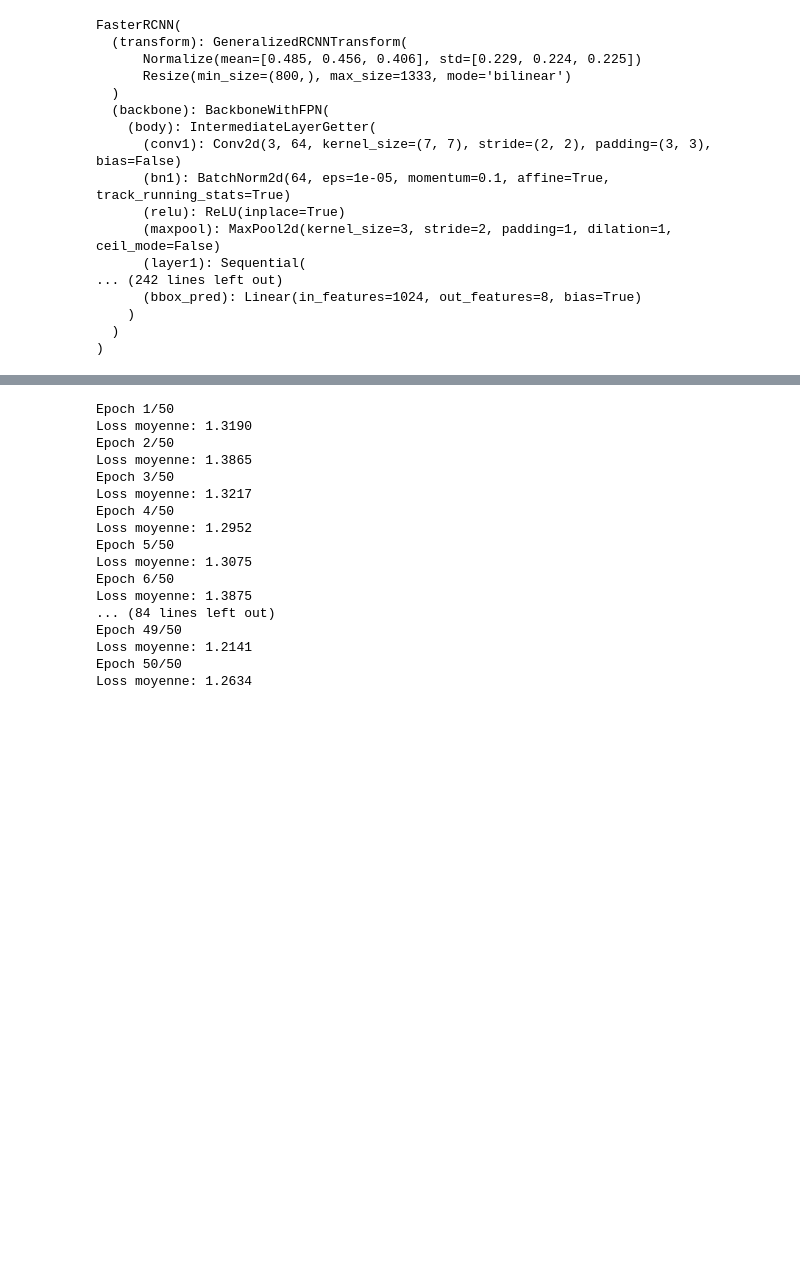
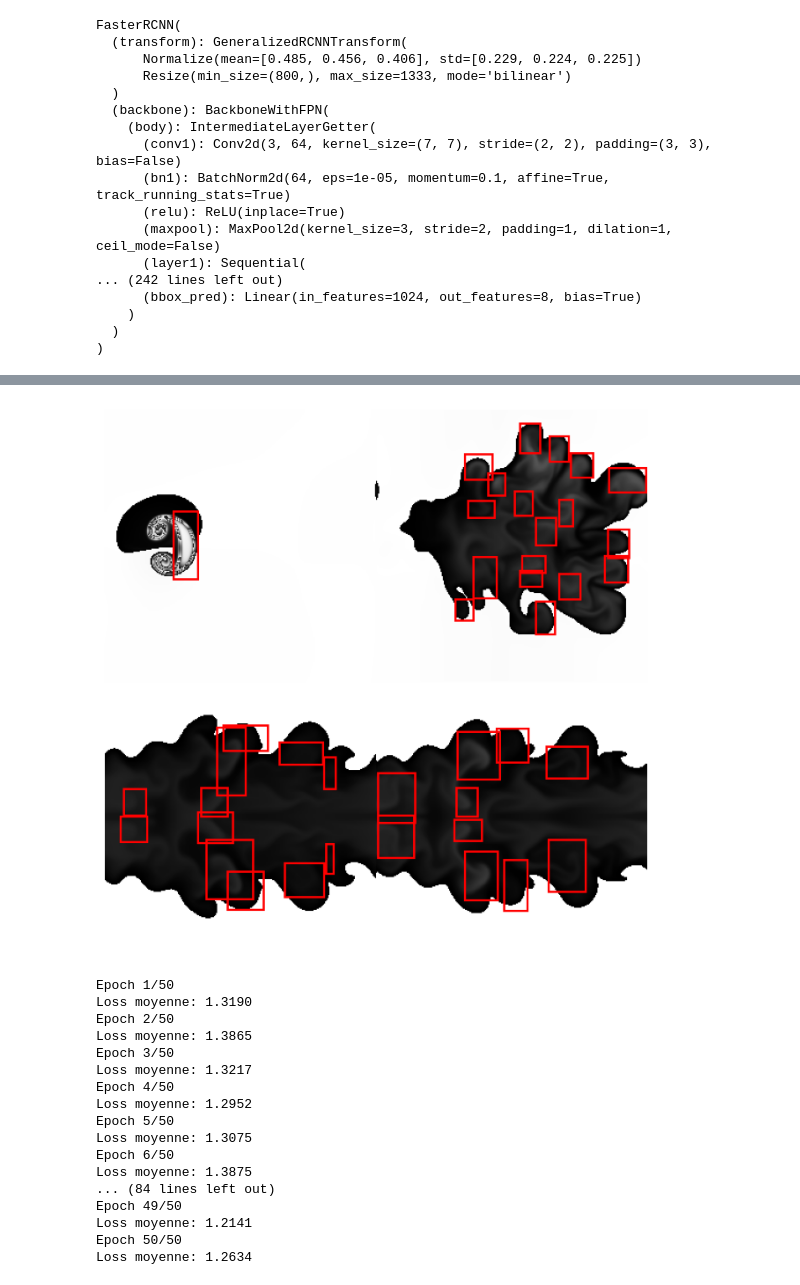
Before and after one commit to GAD-cell/tokam_2d, a Jupyter notebook: preprocess.ipynb, the cells around one changed output, grey strips where cells are left out. Saved outputs shown, nothing was run; the diff lists cells and outputs as text; code cells hidden in the pictures; blank space fills up the shorter version.

```diff
--- a/preprocess.ipynb
+++ b/preprocess.ipynb
@@ -192,6 +194,20 @@ class MosaicWrapper(torch.utils.data.Dataset):
             "boxes": transformed_data["boxes"],
             "labels": transformed_data["labels"]
         }
+# %%
+mosaic_dataset = MosaicWrapper(train_ds, output_size=(512, 512))
+
+
+img, target_gt = mosaic_dataset[0]
+img_uint8 = (img * 255).to(torch.uint8)
+
+pred_img = draw_bounding_boxes(img_uint8, boxes=target_gt["boxes"], colors="red", width=2)
+plt.figure(figsize=(12, 8))
+plt.imshow(pred_img.permute(1, 2, 0).cpu().numpy())
+plt.axis("off")
+plt.show()
+# %% [output]
+[figure, added]
 # %%
 import torch
 from torchvision import tv_tensors
```
Also changed, not shown: parts of 10 cells of this notebook, 2 other files.
